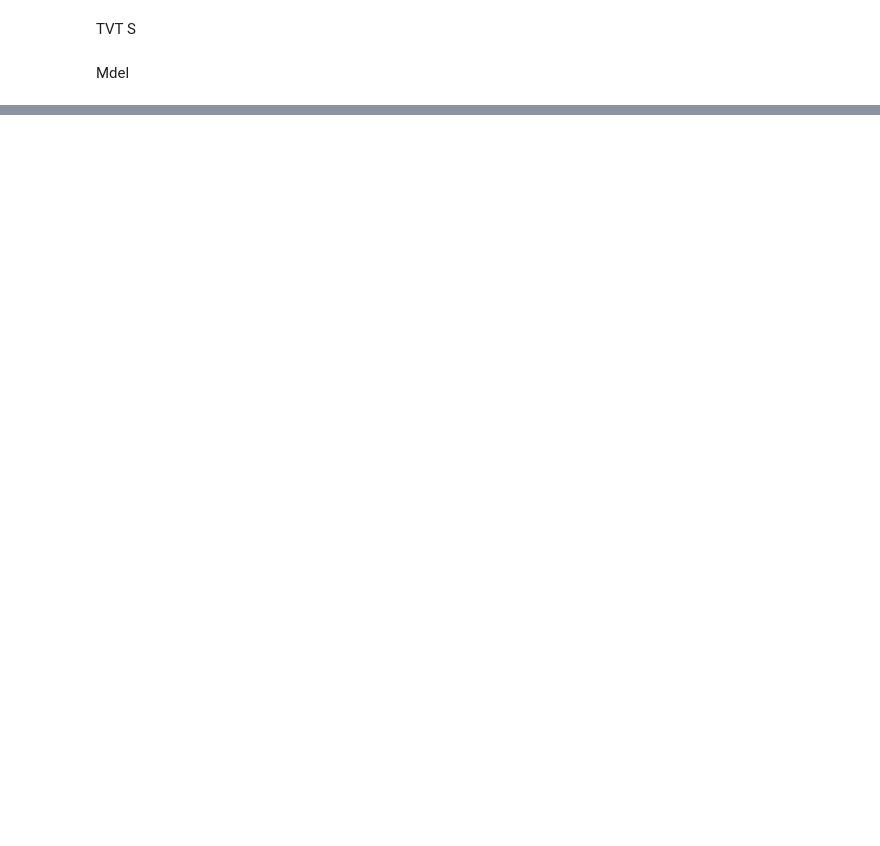
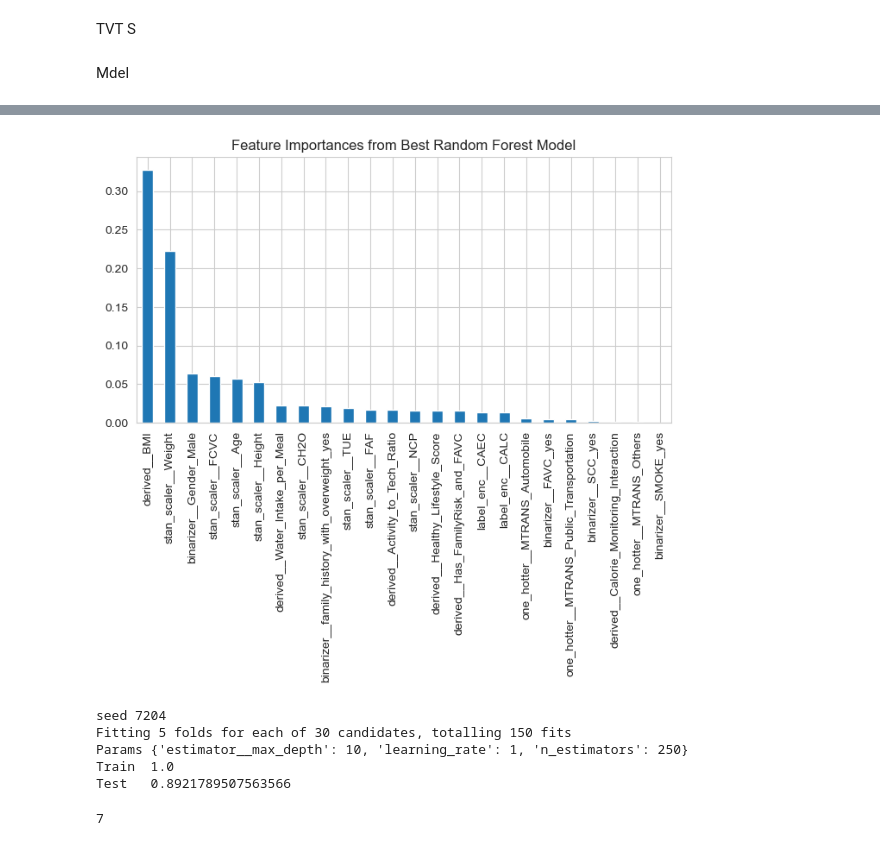
Before and after one commit to SHREYA-1103/Obesity-risk-analysis, a Jupyter notebook: ml_model_analysis.ipynb, the cells around one changed output, grey strips where cells are left out. Cells and saved outputs as stored; diff of their text form; code cells hidden in the pictures; blank space fills up the shorter version.

Commit message:
Did a lot of experiments across different models

```diff
--- a/ml_model_analysis.ipynb
+++ b/ml_model_analysis.ipynb
@@ -252,0 +490,5 @@ ds_res.to_csv('submission.csv', index=False)
+# %%
+model = skl.ensemble.RandomForestClassifier(n_estimators=100)
+model.fit(x_train, y_train)
+print(model.score(x_train, y_train))
+print(model.score(x_test, y_test))
@@ -252,0 +498,6 @@ ds_res.to_csv('submission.csv', index=False)
+# %%
+model = skl.ensemble.RandomForestClassifier(n_estimators=100, max_depth=10)
+model.fit(x_train, y_train)
+print('Train', model.score(x_train, y_train))
+print('Test ', model.score(x_test, y_test))
+save_submission('RF_100estim_10depth', model)
@@ -252,0 +507,24 @@ ds_res.to_csv('submission.csv', index=False)
+# %%
+model = skl.ensemble.RandomForestClassifier(n_jobs=-1, random_state=16462)
+gs_model = skl.model_selection.GridSearchCV(model, {
+    'n_estimators': range(50, 150, 10),
+    'max_depth': range(5, 15),
+})
+gs_model.fit(x_train, y_train)
+print('Params', gs_model.best_params_)
+print('Train ', gs_model.score(x_train, y_train))
+print('Test  ', gs_model.score(x_test, y_test))
+save_submission('GS_RF', gs_model)
+chime.success()
+# %%
+model = skl.ensemble.RandomForestClassifier(n_jobs=-1, random_state=16462)
+gs_model = skl.model_selection.GridSearchCV(model, {
+    'n_estimators': range(60, 100, 1),
+    'max_depth': range(10, 15),
+})
+gs_model.fit(x_train, y_train)
+print('Params', gs_model.best_params_)
+print('Train ', gs_model.score(x_train, y_train))
+print('Test  ', gs_model.score(x_test, y_test))
+save_submission('GS_RF', gs_model)
+chime.success()
@@ -252,0 +551,7 @@ ds_res.to_csv('submission.csv', index=False)
+# %%
+pd.Series(gs_model.best_estimator_.feature_importances_, index=ds_source_transf.columns).sort_values(
+    ascending=False).plot(kind='bar', figsize=(8, 4))
+plt.title("Feature Importances from Best Random Forest Model")
+plt.show()
+# %% [output]
+[figure, added]
@@ -252,0 +560,25 @@ ds_res.to_csv('submission.csv', index=False)
+# %%
+seed = np.random.randint(0, 10000)
+print('seed', seed)
+dt_model = skl.tree.DecisionTreeClassifier(random_state=seed)
+ada_model = skl.ensemble.AdaBoostClassifier(estimator=dt_model, random_state=seed)
+gs_model = skl.model_selection.GridSearchCV(estimator=ada_model, param_grid={
+    'n_estimators': range(245, 255),
+    'estimator__max_depth': [9, 10, 11]
+}, scoring='accuracy', cv=5, n_jobs=14, verbose=2)
+gs_model.fit(x_train, y_train)
+print('Params', gs_model.best_params_)
+print('Train ', gs_model.score(x_train, y_train))
+print('Test  ', gs_model.score(x_test, y_test))
+save_submission('GS_ADA', gs_model)
+chime.success()
+# %% [output]
+seed 7204
+Fitting 5 folds for each of 30 candidates, totalling 150 fits
+Params {'estimator__max_depth': 10, 'learning_rate': 1, 'n_estimators': 250}
+Train  1.0
+Test   0.8921789507563566
+# %%
+len(ds_labels.unique())
+# %% [output]
+7
```
Also changed, not shown: parts of 56 cells of this notebook, 1 other file.
